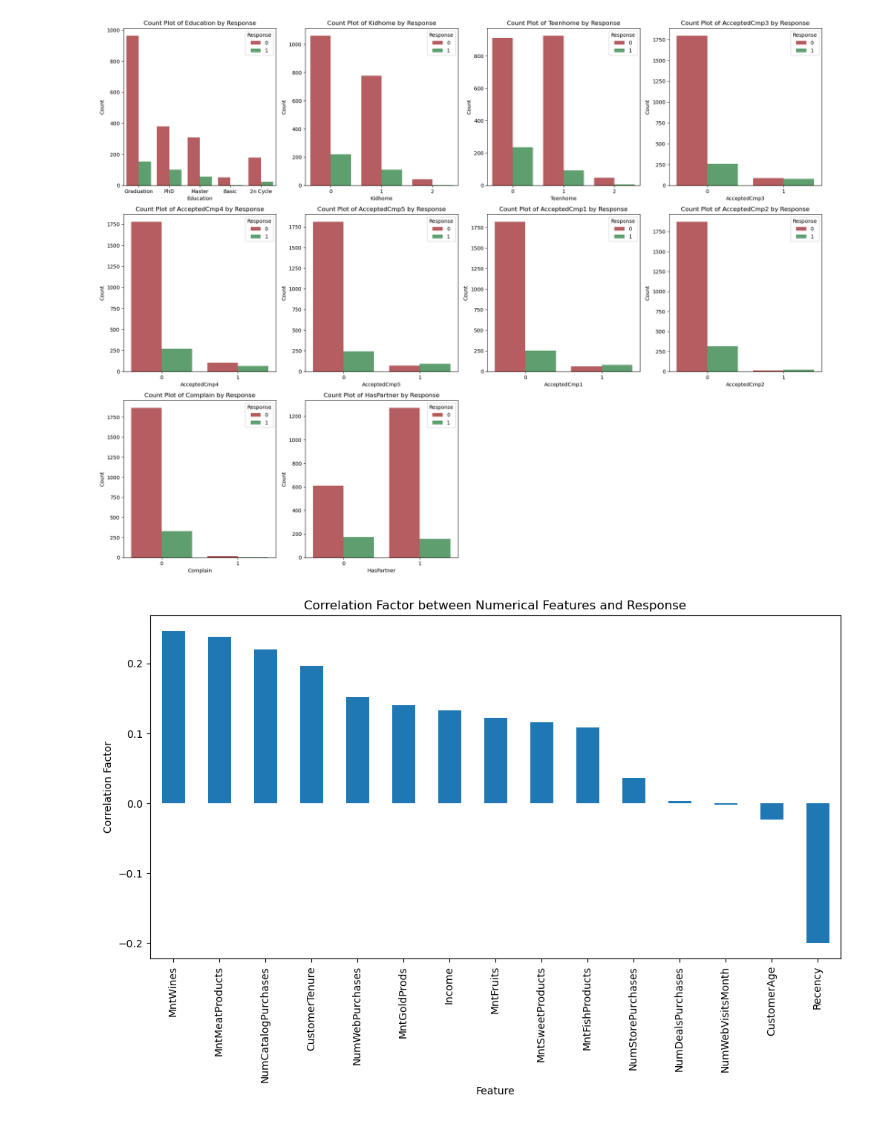
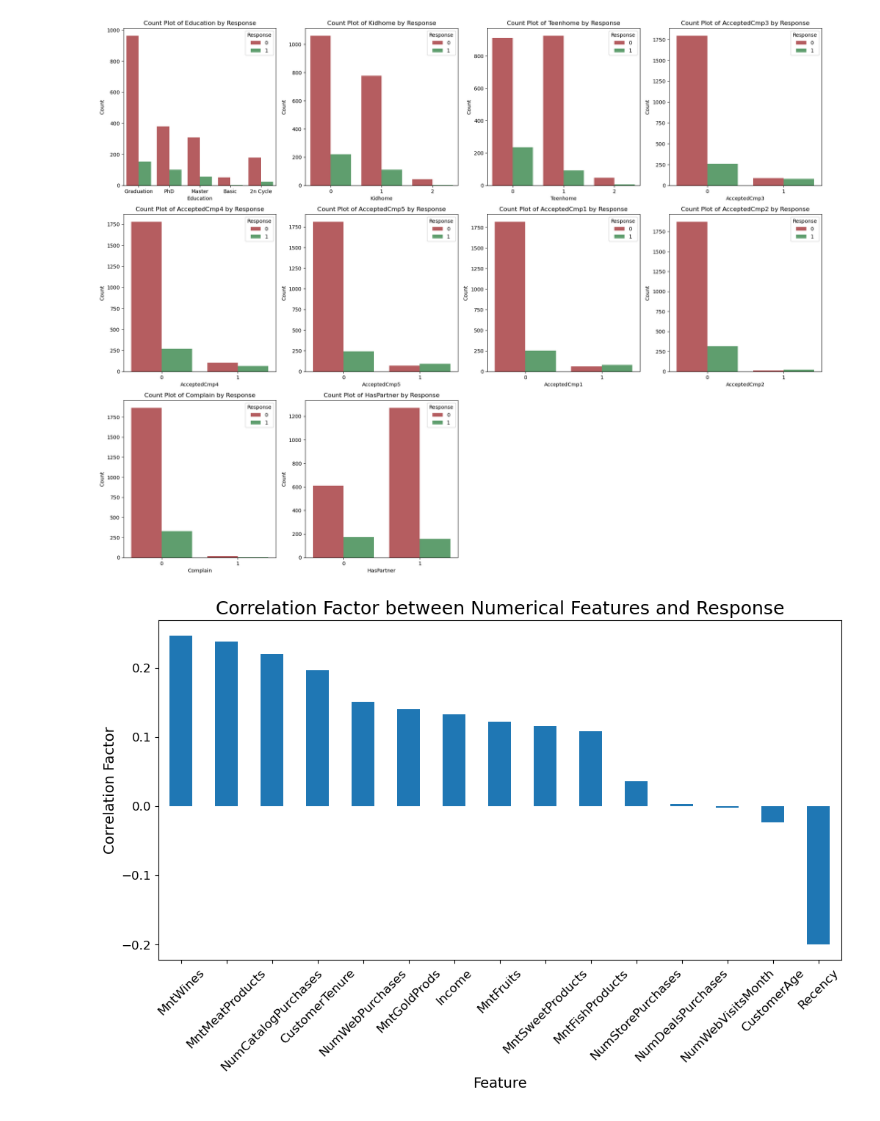
Before and after one commit to janbielski-uekat/praca-magisterska, a Jupyter notebook: notebooks/data_exploration.ipynb, the cells around one changed output. Cells and saved outputs as stored; diff of their text form; code cells hidden in the pictures.

```diff
--- a/notebooks/data_exploration.ipynb
+++ b/notebooks/data_exploration.ipynb
@@ -96,12 +136,14 @@ plt.show()
 # %%
 # 8. Plot of correlation factor between numerical features and response
 correlation_matrix = data[numerical_features + ['Response']].corr()
 correlation_with_response = correlation_matrix['Response'].sort_values(ascending=False)
 correlation_with_response = correlation_with_response.drop('Response')
 correlation_with_response.plot(kind='bar', figsize=(12, 6))
-plt.title('Correlation Factor between Numerical Features and Response')
-plt.xlabel('Feature')
-plt.ylabel('Correlation Factor')
+plt.title('Correlation Factor between Numerical Features and Response', fontsize=18)
+plt.xlabel('Feature', fontsize=14)
+plt.ylabel('Correlation Factor', fontsize=14)
+plt.xticks(fontsize=12, rotation=45)
+plt.yticks(fontsize=12)
 plt.show()
 # %% [output]
-[figure, old version]
+[figure, new version]
```
Also changed, not shown: parts of 6 cells of this notebook, 30 other files.
